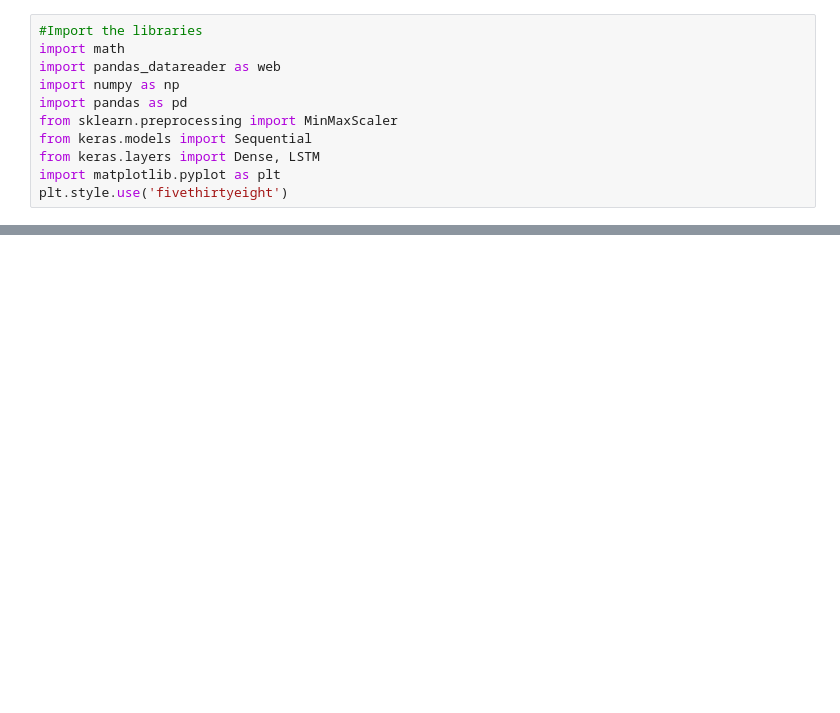
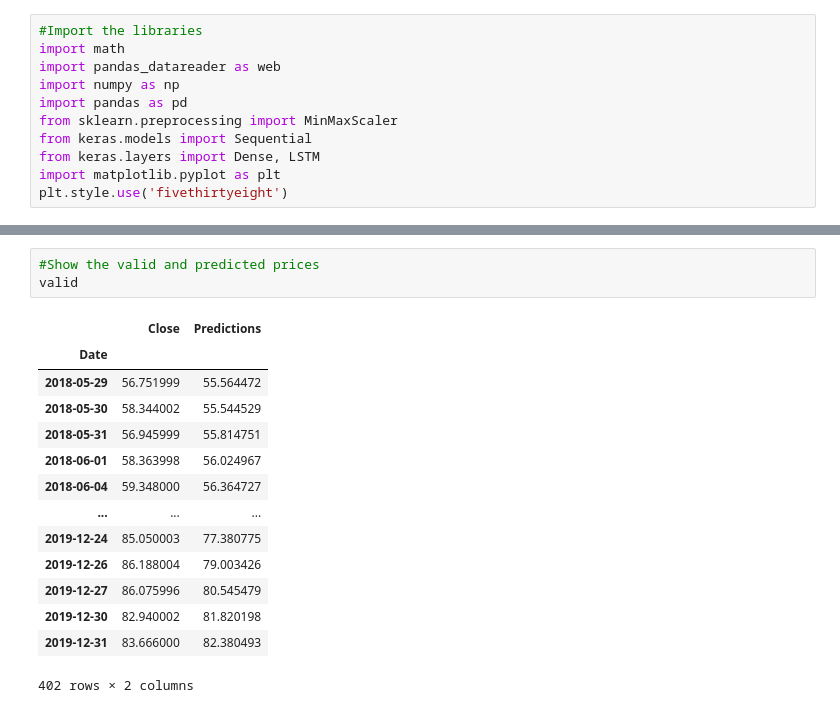
Before and after one commit to Carl0339887/temp, a Jupyter notebook: test.ipynb, the cells around one changed output, grey strips where cells are left out. Saved outputs shown, nothing was run; the diff lists cells and outputs as text; blank space fills up the shorter version.

```diff
--- a/test.ipynb
+++ b/test.ipynb
@@ -47,0 +129,18 @@ plt.show()
+# %%
+#Show the valid and predicted prices
+valid
+# %% [output]
+|  | Close | Predictions |
+| Date |  |  |
+| 2018-05-29 | 56.751999 | 55.564472 |
+| 2018-05-30 | 58.344002 | 55.544529 |
+| 2018-05-31 | 56.945999 | 55.814751 |
+| 2018-06-01 | 58.363998 | 56.024967 |
+| 2018-06-04 | 59.348000 | 56.364727 |
+| ... | ... | ... |
+| 2019-12-24 | 85.050003 | 77.380775 |
+| 2019-12-26 | 86.188004 | 79.003426 |
+| 2019-12-27 | 86.075996 | 80.545479 |
+| 2019-12-30 | 82.940002 | 81.820198 |
+| 2019-12-31 | 83.666000 | 82.380493 |
+402 rows × 2 columns
```
Also changed, not shown: parts of 11 cells of this notebook.
